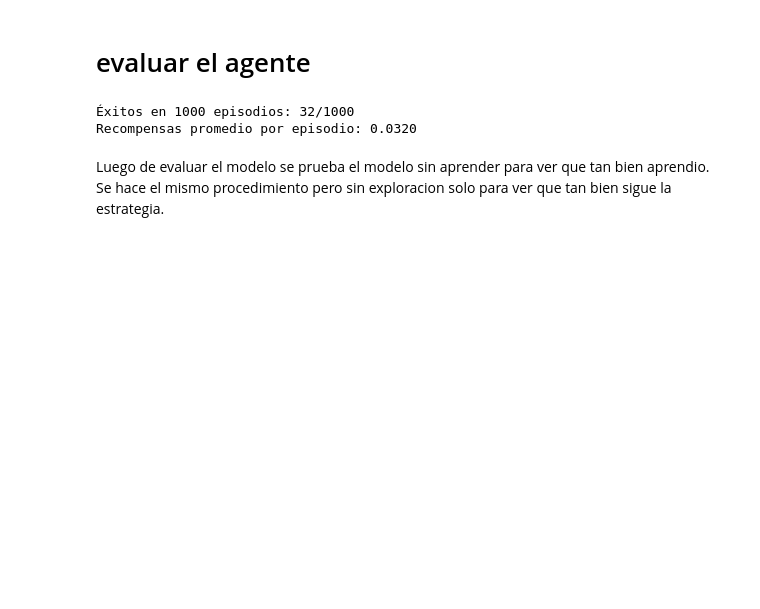
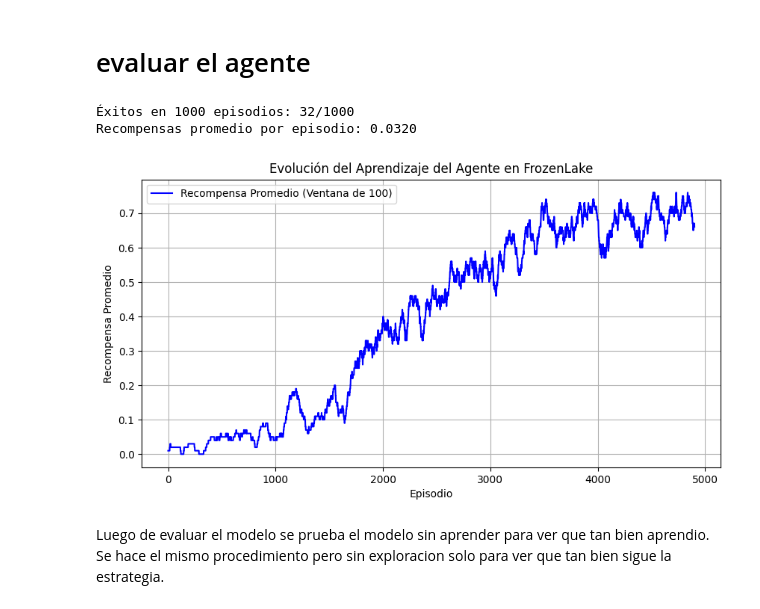
Before and after one commit to angelargd8/corto1-IA, a Jupyter notebook: main.ipynb, the cells around one changed output. Cells and saved outputs as stored; diff of their text form; code cells hidden in the pictures; blank space fills up the shorter version.

Commit message:
feat: add reward vs episode plot

```diff
--- a/main.ipynb
+++ b/main.ipynb
@@ -159,6 +160,22 @@ print(f"Recompensas promedio por episodio: {np.mean(rewards_per_episode):.4f}")
 # %% [output]
 Éxitos en 1000 episodios: 32/1000
 Recompensas promedio por episodio: 0.0320
+# %%
+rewards = np.array(rewards_per_episode)
+
+window_size = 100
+rolling_avg = np.convolve(rewards, np.ones(window_size)/window_size, mode='valid')
+
+plt.figure(figsize=(10, 5))
+plt.plot(rolling_avg, label="Recompensa Promedio (Ventana de 100)", color="blue")
+plt.xlabel("Episodio")
+plt.ylabel("Recompensa Promedio")
+plt.title("Evolución del Aprendizaje del Agente en FrozenLake")
+plt.legend()
+plt.grid(True)
+plt.show()
+# %% [output]
+[figure, added]
 # %% [markdown]
 Luego de evaluar el modelo se prueba el modelo sin aprender para ver que tan bien aprendio. Se hace el mismo procedimiento pero sin exploracion solo para ver que tan bien sigue la estrategia.
 # %%
```
Also changed, not shown: parts of 1 cell of this notebook.
